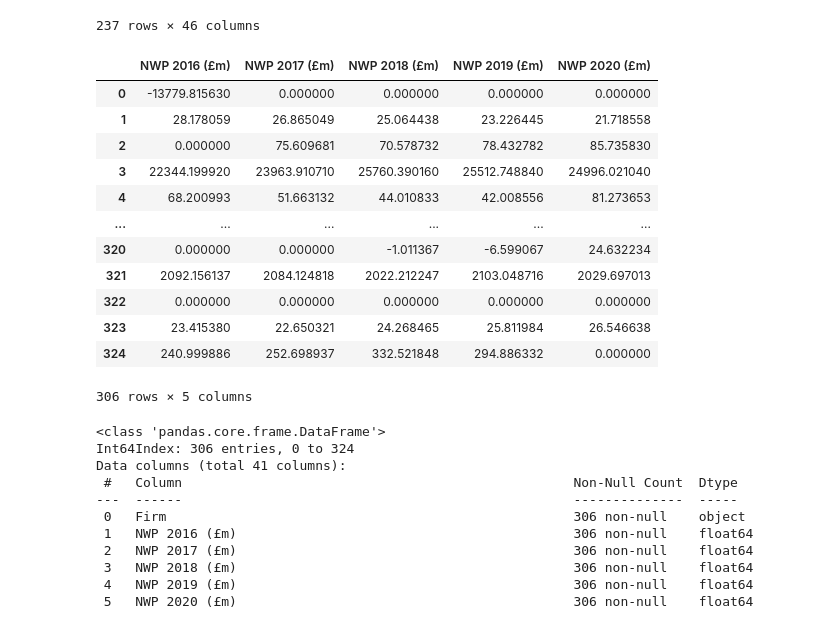
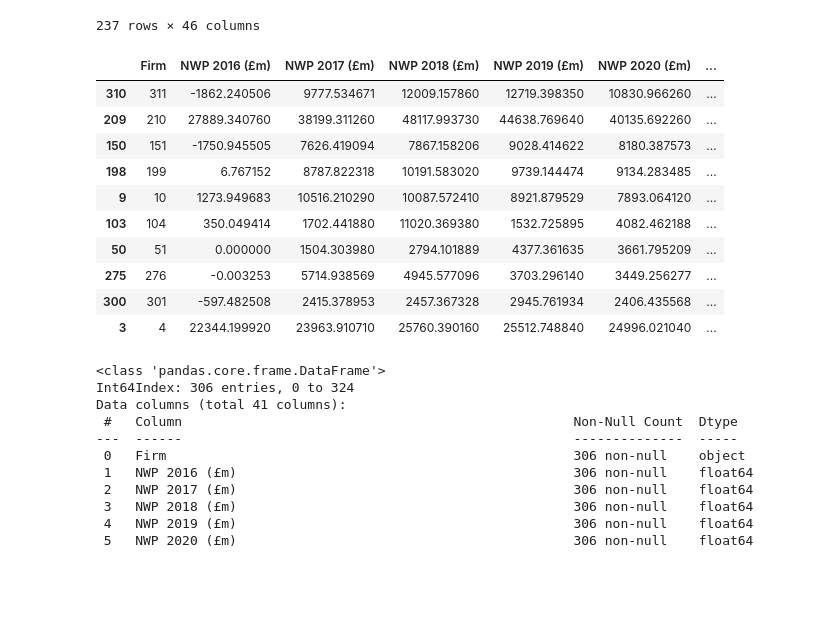
Before and after one commit to JackCT1/insurance-firm-analysis-report, a Jupyter notebook: report.ipynb, the cells around one changed output. Saved outputs shown, nothing was run; the diff lists cells and outputs as text; code cells hidden in the pictures; blank space fills up the shorter version.

Commit message:
difference in nwp

```diff
--- a/report.ipynb
+++ b/report.ipynb
@@ -78,22 +78,22 @@ df2
 | 324 | 325 | 1.198052 | 1.376840 | 3.804573 | 2.301670 | ... |
 237 rows × 46 columns
 # %%
-nwp_df = df1[['NWP 2016 (£m)', 'NWP 2017 (£m)', 'NWP 2018 (£m)', 'NWP 2019 (£m)', 'NWP 2020 (£m)']]
-nwp_df
+nwp_df = df1[['Firm', 'NWP 2016 (£m)', 'NWP 2017 (£m)', 'NWP 2018 (£m)', 'NWP 2019 (£m)', 'NWP 2020 (£m)']]
+nwp_df = filter_rows_with_no_data(nwp_df)
+nwp_df['Difference in NWP between 2016 and 2020'] = nwp_df['NWP 2020 (£m)']  - nwp_df['NWP 2016 (£m)']
+nwp_df.sort_values('Difference in NWP between 2016 and 2020', ascending=False).head(10)
 # %% [output]
-|  | NWP 2016 (£m) | NWP 2017 (£m) | NWP 2018 (£m) | NWP 2019 (£m) | NWP 2020 (£m) |
-| 0 | -13779.815630 | 0.000000 | 0.000000 | 0.000000 | 0.000000 |
-| 1 | 28.178059 | 26.865049 | 25.064438 | 23.226445 | 21.718558 |
-| 2 | 0.000000 | 75.609681 | 70.578732 | 78.432782 | 85.735830 |
-| 3 | 22344.199920 | 23963.910710 | 25760.390160 | 25512.748840 | 24996.021040 |
-| 4 | 68.200993 | 51.663132 | 44.010833 | 42.008556 | 81.273653 |
-| ... | ... | ... | ... | ... | ... |
-| 320 | 0.000000 | 0.000000 | -1.011367 | -6.599067 | 24.632234 |
-| 321 | 2092.156137 | 2084.124818 | 2022.212247 | 2103.048716 | 2029.697013 |
-| 322 | 0.000000 | 0.000000 | 0.000000 | 0.000000 | 0.000000 |
-| 323 | 23.415380 | 22.650321 | 24.268465 | 25.811984 | 26.546638 |
-| 324 | 240.999886 | 252.698937 | 332.521848 | 294.886332 | 0.000000 |
+|  | Firm | NWP 2016 (£m) | NWP 2017 (£m) | NWP 2018 (£m) | NWP 2019 (£m) | NWP 2020 (£m) | ... |
+| 310 | 311 | -1862.240506 | 9777.534671 | 12009.157860 | 12719.398350 | 10830.966260 | ... |
+| 209 | 210 | 27889.340760 | 38199.311260 | 48117.993730 | 44638.769640 | 40135.692260 | ... |
+| 150 | 151 | -1750.945505 | 7626.419094 | 7867.158206 | 9028.414622 | 8180.387573 | ... |
+| 198 | 199 | 6.767152 | 8787.822318 | 10191.583020 | 9739.144474 | 9134.283485 | ... |
+| 9 | 10 | 1273.949683 | 10516.210290 | 10087.572410 | 8921.879529 | 7893.064120 | ... |
+| 103 | 104 | 350.049414 | 1702.441880 | 11020.369380 | 1532.725895 | 4082.462188 | ... |
+| 50 | 51 | 0.000000 | 1504.303980 | 2794.101889 | 4377.361635 | 3661.795209 | ... |
+| 275 | 276 | -0.003253 | 5714.938569 | 4945.577096 | 3703.296140 | 3449.256277 | ... |
+| 300 | 301 | -597.482508 | 2415.378953 | 2457.367328 | 2945.761934 | 2406.435568 | ... |
+| 3 | 4 | 22344.199920 | 23963.910710 | 25760.390160 | 25512.748840 | 24996.021040 | ... |
-306 rows × 5 columns
 # %%
 df1.info()
 # %% [output]
```
